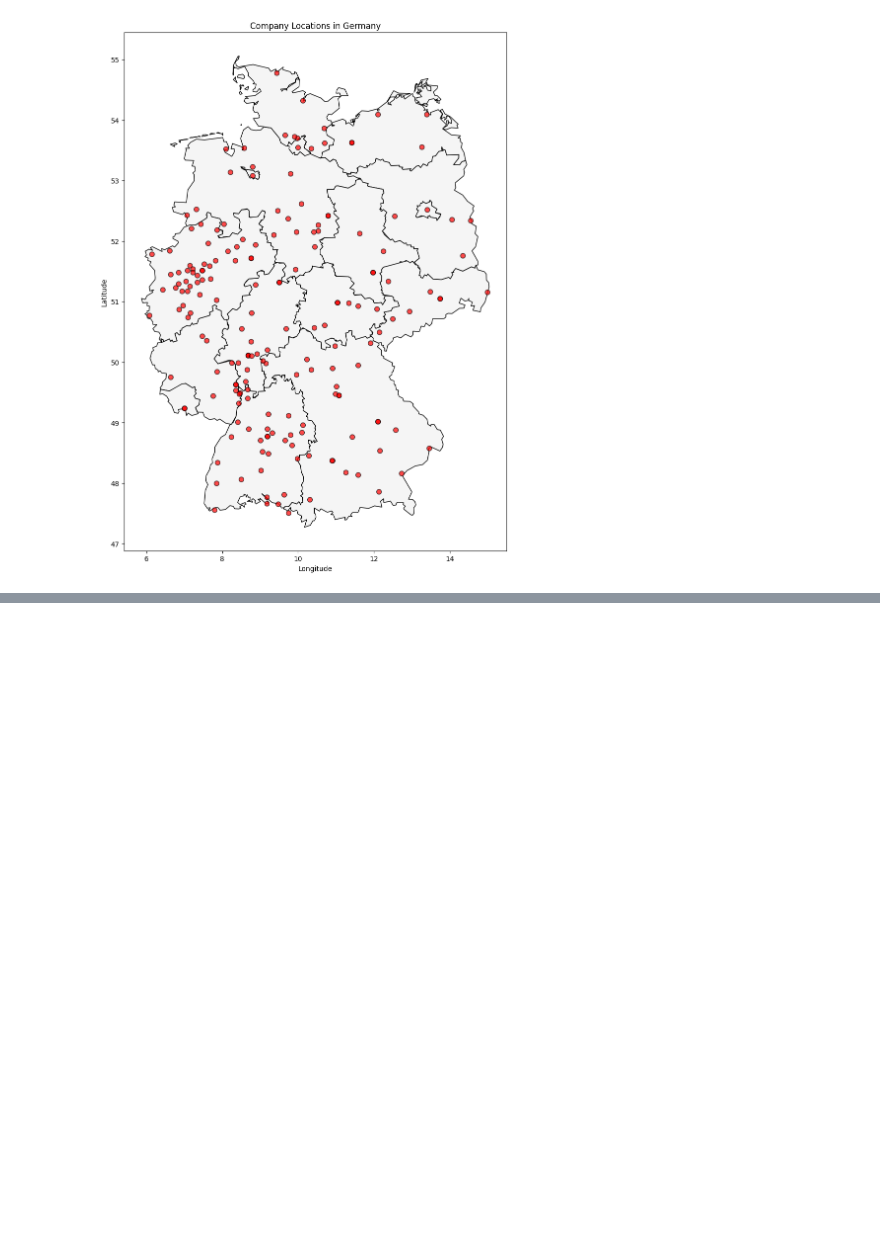
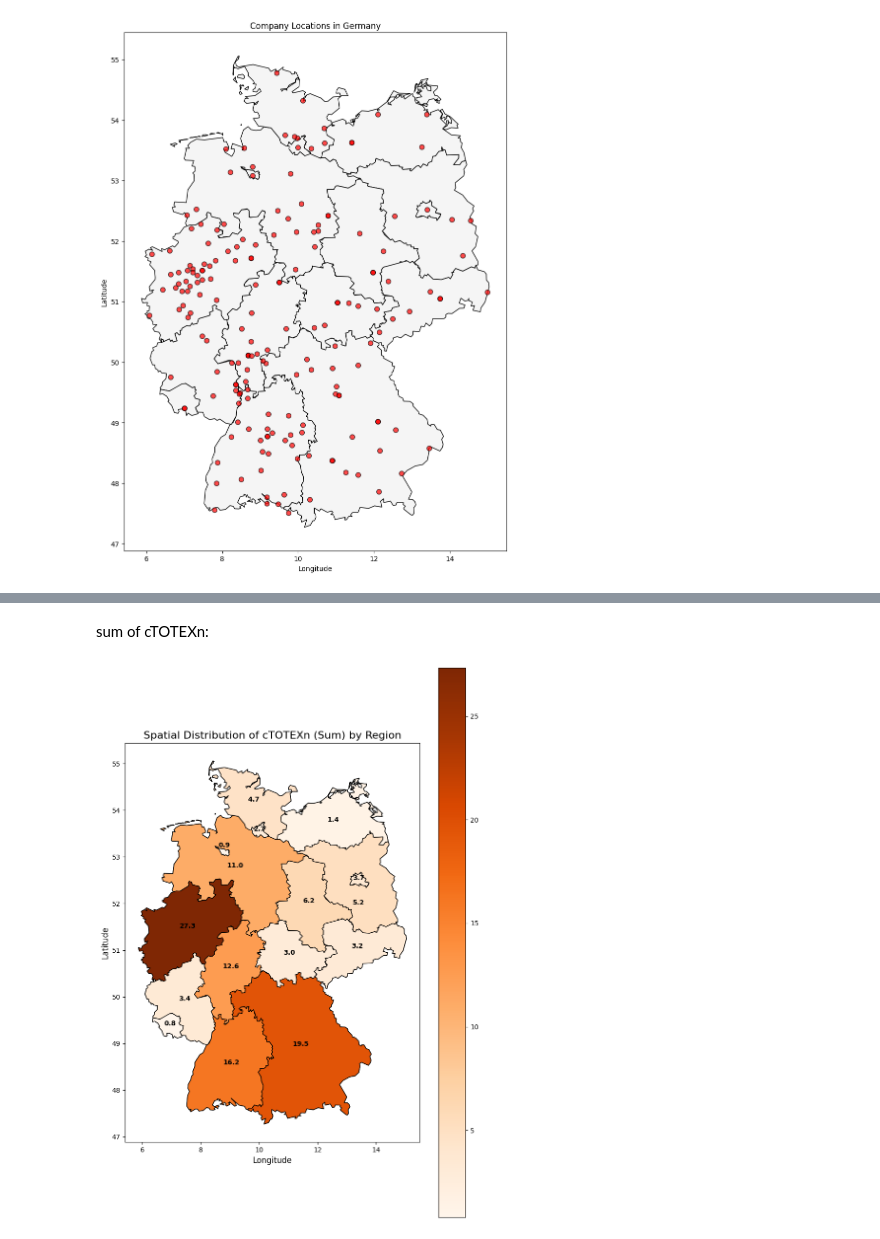
Before and after one commit to ducanhnguyen99/BNetzA, a Jupyter notebook: Chloe/map.ipynb, the cells around one changed output, grey strips where cells are left out. Saved outputs shown, nothing was run; the diff lists cells and outputs as text; code cells hidden in the pictures; blank space fills up the shorter version.

```diff
--- a/Chloe/map.ipynb
+++ b/Chloe/map.ipynb
@@ -518,0 +525,69 @@ Index(['ID_0', 'ISO', 'NAME_0', 'ID_1', 'NAME_1', 'NL_NAME_1', 'VARNAME_1',
+# %% [markdown]
+sum of cTOTEXn:
+# %%
+import geopandas as gpd
+import matplotlib.pyplot as plt
+import seaborn as sns
+from shapely.geometry import Point
+
+# Map the company names to cities
+df['City'] = df['dmuName'].map(lambda x: company_city_mapping.get(x, None))
+df = df.dropna(subset=['City'])
+
+# Aggregate the cTOTEXn by City (sum for each city)
+df_city_agg = df.groupby('City', as_index=False)['cTOTEXn'].sum()
+
+# Load the GeoJSON file
+germany_cities = gpd.read_file('/germany-states.geojson')
+
+# Ensure city names match
+df_city_agg['City'] = df_city_agg['City'].str.strip()
+germany_cities['NAME_1'] = germany_cities['NAME_1'].str.strip()
+
+# Merge the aggregated data with the geographic data
+merged_sum = germany_cities.merge(df_city_agg, left_on='NAME_1', right_on='City')
+
+# Define a colormap with more colors
+cmap = sns.color_palette("Oranges", n_colors=20, as_cmap=True)
+
+# Convert cTOTEXn to 1e8 scale for both plotting and labeling
+merged_sum['cTOTEXn_scaled'] = merged_sum['cTOTEXn'] / 1e8
+
+# Plot the map
+fig, ax = plt.subplots(1, 1, figsize=(10, 15))
+
+# Plot Germany map with the merged data
+germany_cities.plot(ax=ax, color='whitesmoke', edgecolor='black')
+
+# Plot the merged data with the scaled cTOTEXn
+merged_sum.plot(column='cTOTEXn_scaled', ax=ax, legend=True, cmap=cmap, edgecolor='black')
+
+# Collect text labels to adjust positions later
+texts = []
+
+# Add numerical sum values on the map in 1e8 scale
+for idx, row in merged_sum.iterrows():
+    # Set specific positions for Berlin and Brandenburg
+    if row['City'] == 'Berlin':
+        custom_point = Point(row['geometry'].centroid.x, row['geometry'].centroid.y)  # Center position
+    elif row['City'] == 'Brandenburg':
+        custom_point = Point(row['geometry'].centroid.x, row['geometry'].centroid.y - 0.5)
+    elif row['City'] == 'Bremen':
+        custom_point = Point(row['geometry'].centroid.x, row['geometry'].centroid.y + 0.1)
+    else:
+        custom_point = row['geometry'].centroid  # Default position
+
+    # Convert to 1e8 scale to match the legend
+    scaled_value = row['cTOTEXn_scaled']
+    text = ax.text(custom_point.x, custom_point.y, f"{scaled_value:.1f}",
+                   horizontalalignment='center', fontsize=10, color='black', weight='bold')
+    texts.append(text)
+
+# Add titles and labels
+plt.title('Spatial Distribution of cTOTEXn (Sum) by Region', fontsize=16)
+plt.xlabel('Longitude', fontsize=12)
+plt.ylabel('Latitude', fontsize=12)
+
+plt.show()
+# %% [output]
+[figure, added]
```
Also changed, not shown: parts of 7 cells of this notebook.
